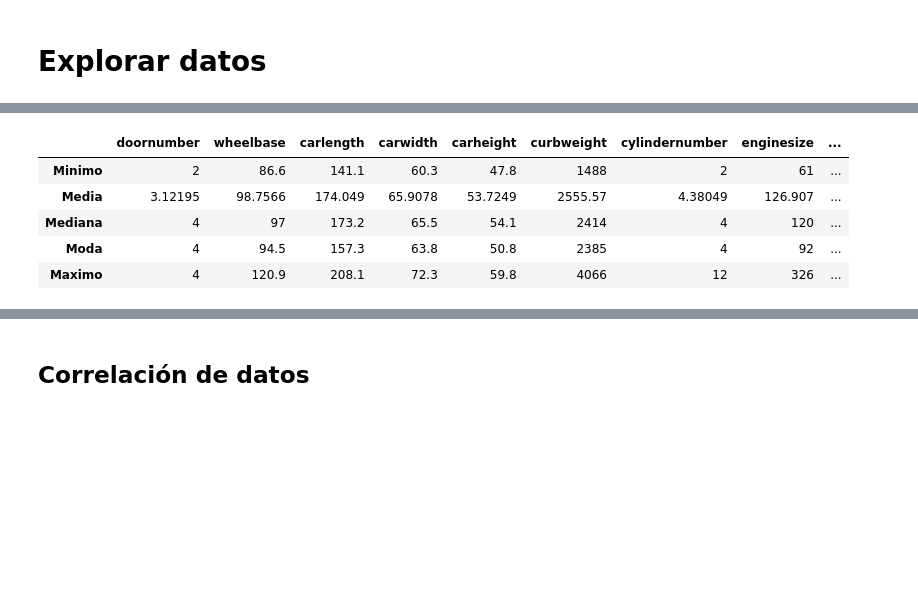
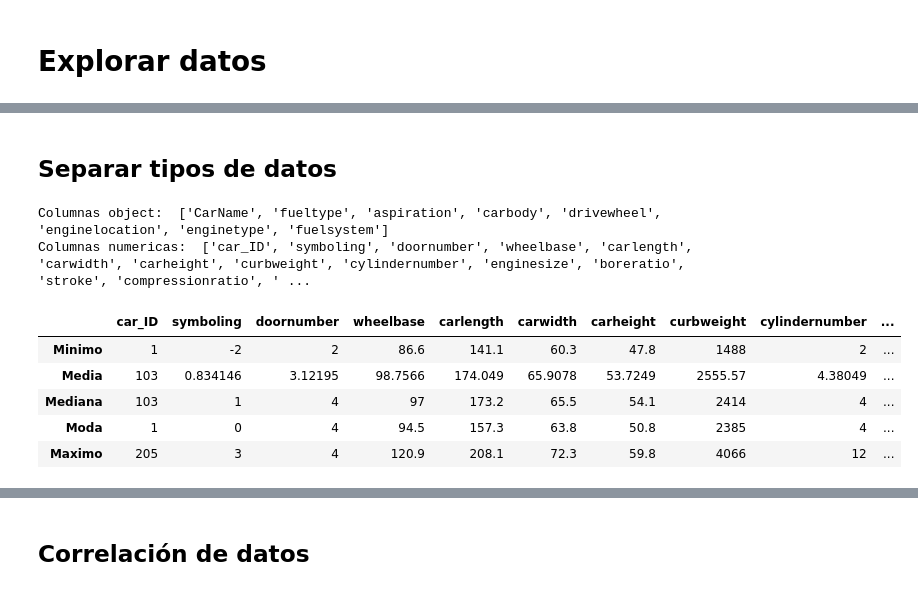
Before and after one commit to EMcoding17/ExtraccionConocimientosDeBD, a Jupyter notebook: Actividad04/CarPrice.ipynb, the cells around one changed output, grey strips where cells are left out. Saved outputs shown, nothing was run; the diff lists cells and outputs as text; code cells hidden in the pictures; blank space fills up the shorter version.

```diff
--- a/Actividad04/CarPrice.ipynb
+++ b/Actividad04/CarPrice.ipynb
@@ -523,28 +564,36 @@ dfcar_price.describe()
 | 50% | 103.000000 | 1.000000 | 4.000000 | 97.000000 | 173.200000 | 65.500000 | 54.100000 | 2414.000000 | 4.000000 | ... |
 | 75% | 154.000000 | 2.000000 | 4.000000 | 102.400000 | 183.100000 | 66.900000 | 55.500000 | 2935.000000 | 4.000000 | ... |
 | max | 205.000000 | 3.000000 | 4.000000 | 120.900000 | 208.100000 | 72.300000 | 59.800000 | 4066.000000 | 12.000000 | ... |
+# %% [markdown]
+## **Separar tipos de datos**
+# %%
+# Separar datos por object
+category=separateData(dfcar_price)[0]
+# Separar datos numericos
+numeric=separateData(dfcar_price)[1]
+print("Columnas object: ", category)
+print("Columnas numericas: ", numeric)
+# %% [output]
+Columnas object:  ['CarName', 'fueltype', 'aspiration', 'carbody', 'drivewheel', 'enginelocation', 'enginetype', 'fuelsystem']
+Columnas numericas:  ['car_ID', 'symboling', 'doornumber', 'wheelbase', 'carlength', 'carwidth', 'carheight', 'curbweight', 'cylindernumber', 'enginesize', 'boreratio', 'stroke', 'compressionratio', ' ...
 # %%
-#Seleccionar columnas
-col_estadistica= ["doornumber", "wheelbase",	"carlength",	"carwidth",	"carheight",	"curbweight", "cylindernumber",
-                  "enginesize",	"boreratio",	"stroke",	"compressionratio",	"horsepower",	"peakrpm",	"citympg",	"highwaympg",	"price"]
-
-#Crear dataframe
-df_estadistica = pd.DataFrame(columns=col_estadistica, index=["Minimo", "Media", "Mediana", "Moda", "Maximo"])
+#Crear nuevo dataframe para valores estadisticos de los valores numericos
+df_estadistica = pd.DataFrame(columns=numeric, index=["Minimo", "Media", "Mediana", "Moda", "Maximo"])
 
 #Asignar la media, moda, mediana, minimo y maximo de algunas columnas al nuevo dataframe
-for i in range(len(col_estadistica)):
-    var = dfcar_price[col_estadistica[i]]
+for i in range(len(numeric)):
+    var = dfcar_price[numeric[i]]
     # Obtener estadísticas
-    df_estadistica.at["Minimo", col_estadistica[i]] = var.min()
-    df_estadistica.at["Media", col_estadistica[i]] = var.mean()
-    df_estadistica.at["Mediana", col_estadistica[i]] = var.median()
-    df_estadistica.at["Moda", col_estadistica[i]] = var.mode()[0]
-    df_estadistica.at["Maximo", col_estadistica[i]] = var.max()
+    df_estadistica.at["Minimo", numeric[i]] = var.min()
+    df_estadistica.at["Media", numeric[i]] = var.mean()
+    df_estadistica.at["Mediana", numeric[i]] = var.median()
+    df_estadistica.at["Moda", numeric[i]] = var.mode()[0]
+    df_estadistica.at["Maximo", numeric[i]] = var.max()
 df_estadistica
 # %% [output]
-|  | doornumber | wheelbase | carlength | carwidth | carheight | curbweight | cylindernumber | enginesize | ... |
-| Minimo | 2 | 86.6 | 141.1 | 60.3 | 47.8 | 1488 | 2 | 61 | ... |
-| Media | 3.12195 | 98.7566 | 174.049 | 65.9078 | 53.7249 | 2555.57 | 4.38049 | 126.907 | ... |
-| Mediana | 4 | 97 | 173.2 | 65.5 | 54.1 | 2414 | 4 | 120 | ... |
-| Moda | 4 | 94.5 | 157.3 | 63.8 | 50.8 | 2385 | 4 | 92 | ... |
-| Maximo | 4 | 120.9 | 208.1 | 72.3 | 59.8 | 4066 | 12 | 326 | ... |
+|  | car_ID | symboling | doornumber | wheelbase | carlength | carwidth | carheight | curbweight | cylindernumber | ... |
+| Minimo | 1 | -2 | 2 | 86.6 | 141.1 | 60.3 | 47.8 | 1488 | 2 | ... |
+| Media | 103 | 0.834146 | 3.12195 | 98.7566 | 174.049 | 65.9078 | 53.7249 | 2555.57 | 4.38049 | ... |
+| Mediana | 103 | 1 | 4 | 97 | 173.2 | 65.5 | 54.1 | 2414 | 4 | ... |
+| Moda | 1 | 0 | 4 | 94.5 | 157.3 | 63.8 | 50.8 | 2385 | 4 | ... |
+| Maximo | 205 | 3 | 4 | 120.9 | 208.1 | 72.3 | 59.8 | 4066 | 12 | ... |
```
Also changed, not shown: parts of 24 cells of this notebook.
